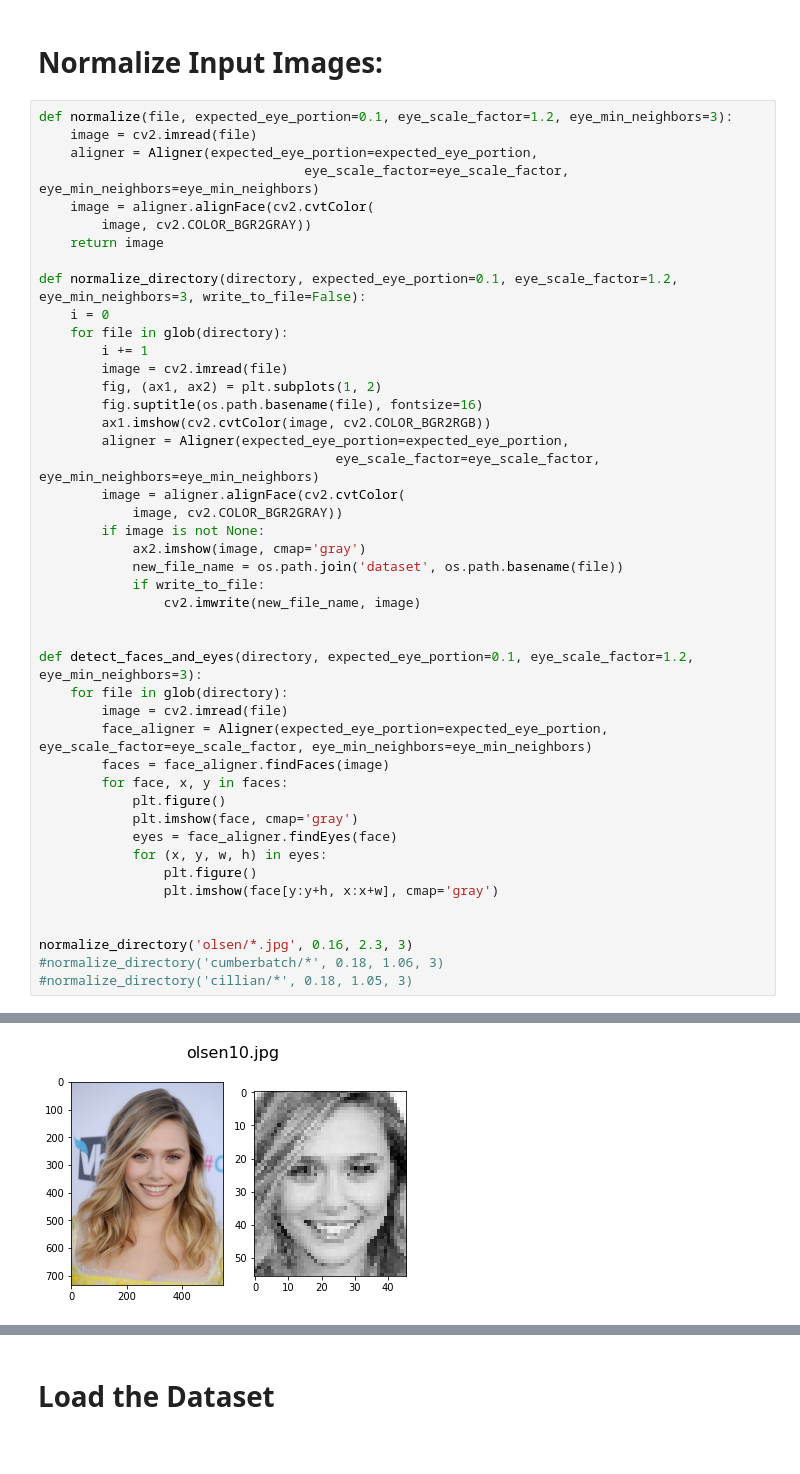
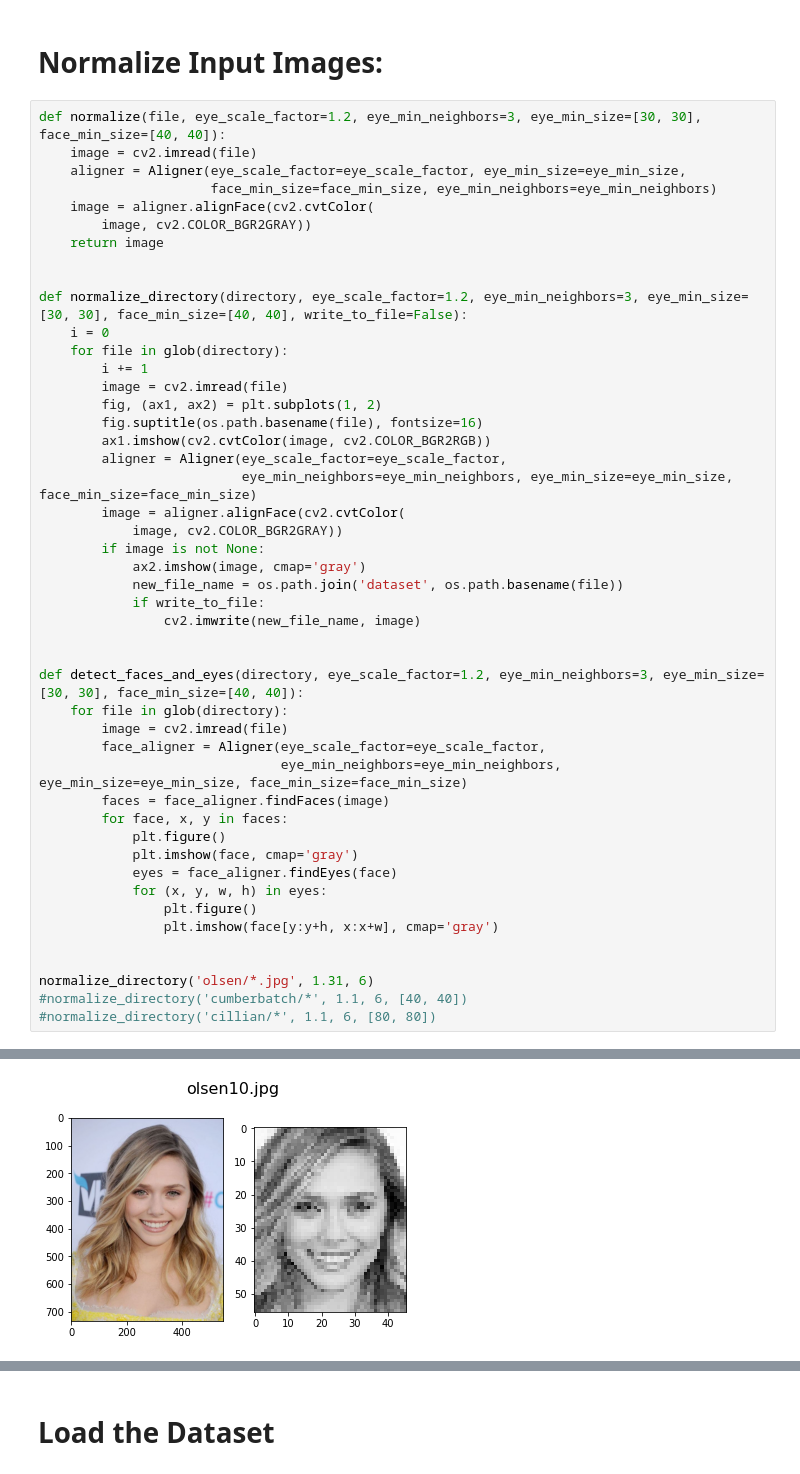
Before and after one commit to Alcachofraz/Face-Detection-Recognition, a Jupyter notebook: faces.ipynb, the cells around one changed output, grey strips where cells are left out. Drawn from its saved outputs; the diff is of its cells as text.

```diff
--- a/faces.ipynb
+++ b/faces.ipynb
@@ -50,15 +50,16 @@ def plot_confusion_matrix(cm, classes,
 # %% [markdown]
 # Normalize Input Images:
 # %%
-def normalize(file, expected_eye_portion=0.1, eye_scale_factor=1.2, eye_min_neighbors=3):
+def normalize(file, eye_scale_factor=1.2, eye_min_neighbors=3, eye_min_size=[30, 30], face_min_size=[40, 40]):
     image = cv2.imread(file)
-    aligner = Aligner(expected_eye_portion=expected_eye_portion,
-                                  eye_scale_factor=eye_scale_factor, eye_min_neighbors=eye_min_neighbors)
+    aligner = Aligner(eye_scale_factor=eye_scale_factor, eye_min_size=eye_min_size,
+                      face_min_size=face_min_size, eye_min_neighbors=eye_min_neighbors)
     image = aligner.alignFace(cv2.cvtColor(
         image, cv2.COLOR_BGR2GRAY))
     return image
 
-def normalize_directory(directory, expected_eye_portion=0.1, eye_scale_factor=1.2, eye_min_neighbors=3, write_to_file=False):
+
+def normalize_directory(directory, eye_scale_factor=1.2, eye_min_neighbors=3, eye_min_size=[30, 30], face_min_size=[40, 40], write_to_file=False):
     i = 0
     for file in glob(directory):
         i += 1
@@ -66,8 +67,8 @@ def normalize_directory(directory, expected_eye_portion=0.1, eye_scale_factor=1.
         fig, (ax1, ax2) = plt.subplots(1, 2)
         fig.suptitle(os.path.basename(file), fontsize=16)
         ax1.imshow(cv2.cvtColor(image, cv2.COLOR_BGR2RGB))
-        aligner = Aligner(expected_eye_portion=expected_eye_portion,
-                                      eye_scale_factor=eye_scale_factor, eye_min_neighbors=eye_min_neighbors)
+        aligner = Aligner(eye_scale_factor=eye_scale_factor,
+                          eye_min_neighbors=eye_min_neighbors, eye_min_size=eye_min_size, face_min_size=face_min_size)
         image = aligner.alignFace(cv2.cvtColor(
             image, cv2.COLOR_BGR2GRAY))
         if image is not None:
@@ -77,10 +78,11 @@ def normalize_directory(directory, expected_eye_portion=0.1, eye_scale_factor=1.
                 cv2.imwrite(new_file_name, image)
 
 
-def detect_faces_and_eyes(directory, expected_eye_portion=0.1, eye_scale_factor=1.2, eye_min_neighbors=3):
+def detect_faces_and_eyes(directory, eye_scale_factor=1.2, eye_min_neighbors=3, eye_min_size=[30, 30], face_min_size=[40, 40]):
     for file in glob(directory):
         image = cv2.imread(file)
-        face_aligner = Aligner(expected_eye_portion=expected_eye_portion, eye_scale_factor=eye_scale_factor, eye_min_neighbors=eye_min_neighbors)
+        face_aligner = Aligner(eye_scale_factor=eye_scale_factor,
+                               eye_min_neighbors=eye_min_neighbors, eye_min_size=eye_min_size, face_min_size=face_min_size)
         faces = face_aligner.findFaces(image)
         for face, x, y in faces:
             plt.figure()
@@ -91,7 +93,7 @@ def detect_faces_and_eyes(directory, expected_eye_portion=0.1, eye_scale_factor=
                 plt.imshow(face[y:y+h, x:x+w], cmap='gray')
 
 
-normalize_directory('olsen/*.jpg', 0.16, 2.3, 3)
-#normalize_directory('cumberbatch/*', 0.18, 1.06, 3)
-#normalize_directory('cillian/*', 0.18, 1.05, 3)
+normalize_directory('olsen/*.jpg', 1.31, 6)
+#normalize_directory('cumberbatch/*', 1.1, 6, [40, 40])
+#normalize_directory('cillian/*', 1.1, 6, [80, 80])
 # %% [output]
@@ -107 +109 @@ normalize_directory('olsen/*.jpg', 0.16, 2.3, 3)
-[figure, old version]
+[figure, new version]
```
Also changed, not shown: parts of 6 cells of this notebook, 7 other files.
